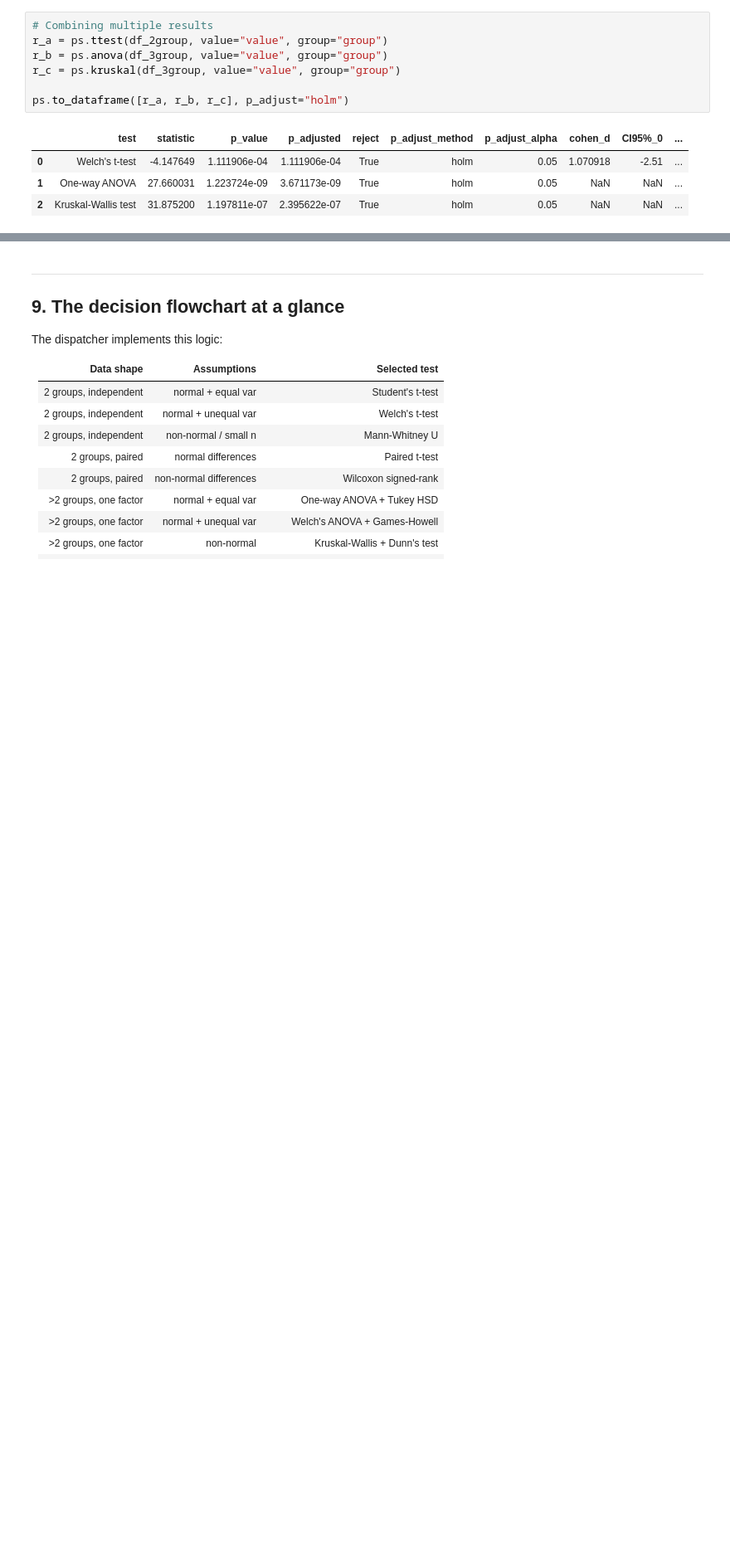
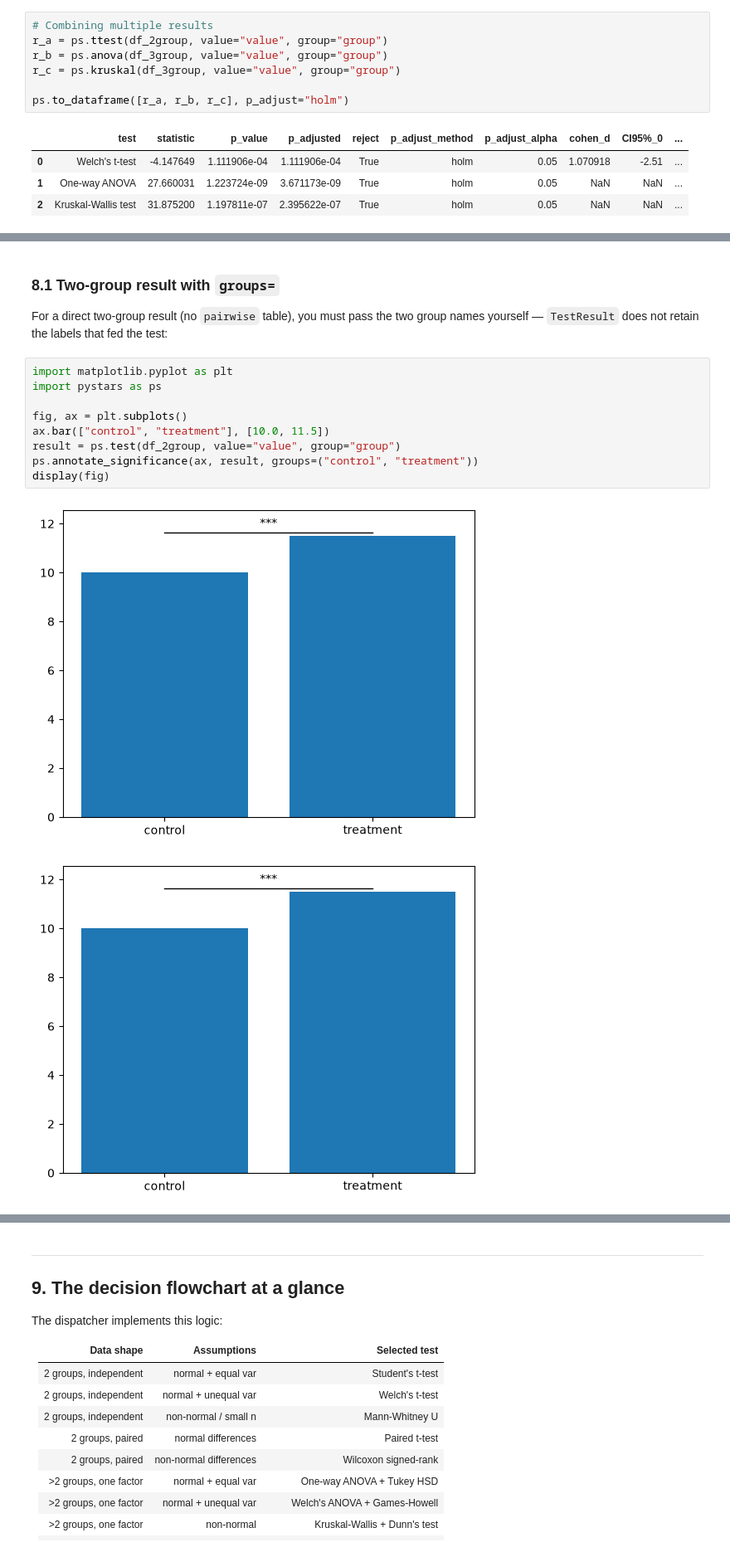
Before and after one commit to LucaMasin/pystars, a Jupyter notebook: examples/tutorial.ipynb, the cells around one changed output, grey strips where cells are left out. Shown at 83% size. Cells and saved outputs as stored; diff of their text form; blank space fills up the shorter version.

```diff
--- a/examples/tutorial.ipynb
+++ b/examples/tutorial.ipynb
@@ -490,0 +505,18 @@ ps.to_dataframe([r_a, r_b, r_c], p_adjust="holm")
+# %% [markdown]
+### 8.1 Two-group result with `groups=`
+
+For a direct two-group result (no `pairwise` table), you must pass
+the two group names yourself — `TestResult` does not retain the
+labels that fed the test:
+# %%
+import matplotlib.pyplot as plt
+import pystars as ps
+
+fig, ax = plt.subplots()
+ax.bar(["control", "treatment"], [10.0, 11.5])
+result = ps.test(df_2group, value="value", group="group")
+ps.annotate_significance(ax, result, groups=("control", "treatment"))
+display(fig)
+# %% [output]
+[figure, added]
+[figure, added]
```
Also changed, not shown: parts of 12 cells of this notebook, 9 other files.
